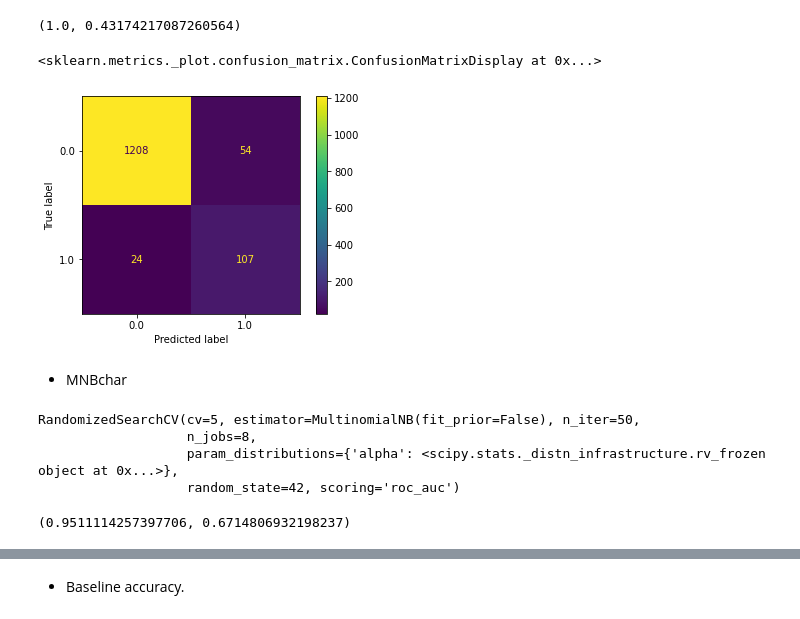
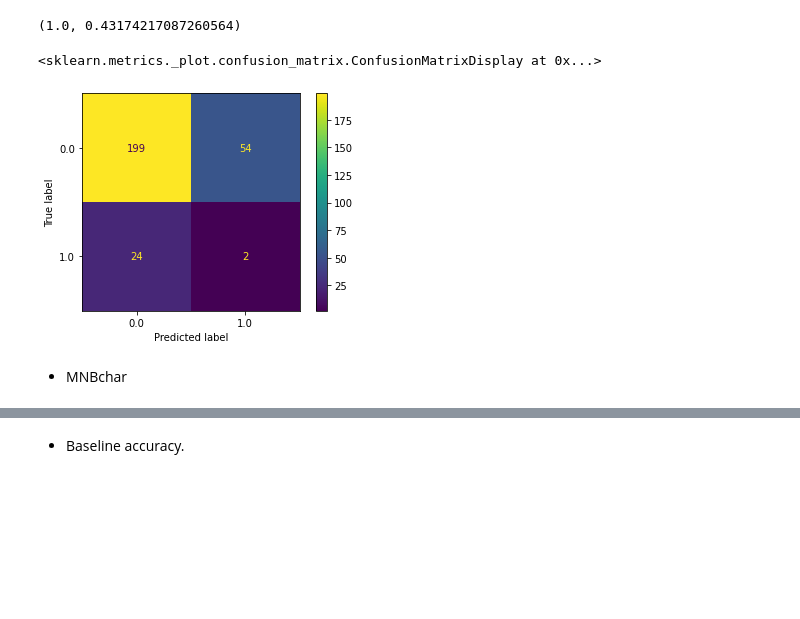
Before and after one commit to Avanyali/Shakespeare_Deaths, a Jupyter notebook: notebooks/ShakespeareanDeaths_Step5_Modeling.ipynb, the cells around one changed output, grey strips where cells are left out. Drawn from its saved outputs; the diff is of its cells as text; code cells hidden in the pictures; blank space fills up the shorter version.

Commit message:
SMOTE moved, revisiting models

```diff
--- a/notebooks/ShakespeareanDeaths_Step5_Modeling.ipynb
+++ b/notebooks/ShakespeareanDeaths_Step5_Modeling.ipynb
@@ -52,17 +55,26 @@ char_xlist = char_df.columns.tolist()
 char_xlist.remove('character_dies')
 
 char_X = char_df[char_xlist]
+char_y = char_df['character_dies']
 
-char_y = char_df['character_dies']
+smt_sc = SMOTE(random_state = 42, k_neighbors = 25, n_jobs = -1)
+char_Xsm, char_ysm = smt.fit_resample(char_X, char_y)
 
 char_X_train, char_X_test, char_y_train, char_y_test = \
 train_test_split(char_X, char_y, random_state = 42, stratify = char_y, test_size = .2)
+
+char_Xsm_train, char_Xsm_test, char_ysm_train, char_ysm_test = \
+train_test_split(char_Xsm, char_ysm, random_state = 42, stratify = char_ysm, test_size = .2)
 
 sc = StandardScaler()
 
 char_Xs_train = sc.fit_transform(char_X_train)
 char_Xs_test = sc.transform(char_X_test)
 char_Xs = sc.transform(char_X)
+
+char_Xsms_train = sc.fit_transform(char_Xsm_train)
+char_Xsms_test = sc.transform(char_Xsm_test)
+char_Xsms = sc.transform(char_Xsm)
 # %%
 type_xlist = type_df.columns.tolist()
 type_xlist.remove('play_type')
@@ -102,3 +111,0 @@ char_Z = char_pca.transform(char_X)
-# %%
-smt = SMOTE(random_state = 42, k_neighbors = 25, n_jobs = -1)
-char_Xsm_train, char_ysm_train = smt.fit_resample(char_X_train, char_y_train)
@@ -109,14 +134,14 @@ nb = GaussianNB()
 char_bnb_pipe = AdaBoostClassifier(base_estimator=nb, random_state = 42)
 
 char_bnb_params = {
-    'n_estimators': randint(10, 100),
+    'n_estimators': randint(40, 60),
     'learning_rate': loguniform(.001, 10),
 }
 
 char_bnb_rs = RandomizedSearchCV(estimator = char_bnb_pipe,
                      param_distributions = char_bnb_params,
                      scoring = 'roc_auc',
-                     n_iter = 50,
+                     n_iter = 10,
                      n_jobs = 8,
                      cv = 5,
                      refit = True,
@@ -147,8 +172,8 @@ metrics.roc_auc_score(char_y_train, train_preds), metrics.roc_auc_score(char_y_t
 # %% [output]
 (1.0, 0.43174217087260564)
 # %%
-plot_confusion_matrix(char_bnb_rs.best_estimator_, char_X, char_y)
+plot_confusion_matrix(char_bnb_rs.best_estimator_, char_X_test, char_y_test)
 # %% [output]
 <sklearn.metrics._plot.confusion_matrix.ConfusionMatrixDisplay at 0x...>
-[figure, old version]
+[figure, new version]
 # %%
@@ -172,16 +197,9 @@ char_mnb_rs = RandomizedSearchCV(estimator = char_mnb_pipe,
                      random_state=42)
 # %%
 char_mnb_rs.fit(char_Xsm_train, char_ysm_train)
-# %% [output]
-RandomizedSearchCV(cv=5, estimator=MultinomialNB(fit_prior=False), n_iter=50,
-                   n_jobs=8,
-                   param_distributions={'alpha': <scipy.stats._distn_infrastructure.rv_frozen object at 0x...>},
-                   random_state=42, scoring='roc_auc')
 # %%
 train_preds = char_mnb_rs.best_estimator_.predict(char_X_train)
 test_preds = char_mnb_rs.best_estimator_.predict(char_X_test)
 
 metrics.roc_auc_score(char_y_train, train_preds), metrics.roc_auc_score(char_y_test, test_preds)
-# %% [output]
-(0.9511114257397706, 0.6714806932198237)
 # %%
```
Also changed, not shown: parts of 35 cells of this notebook, 3 other files.
